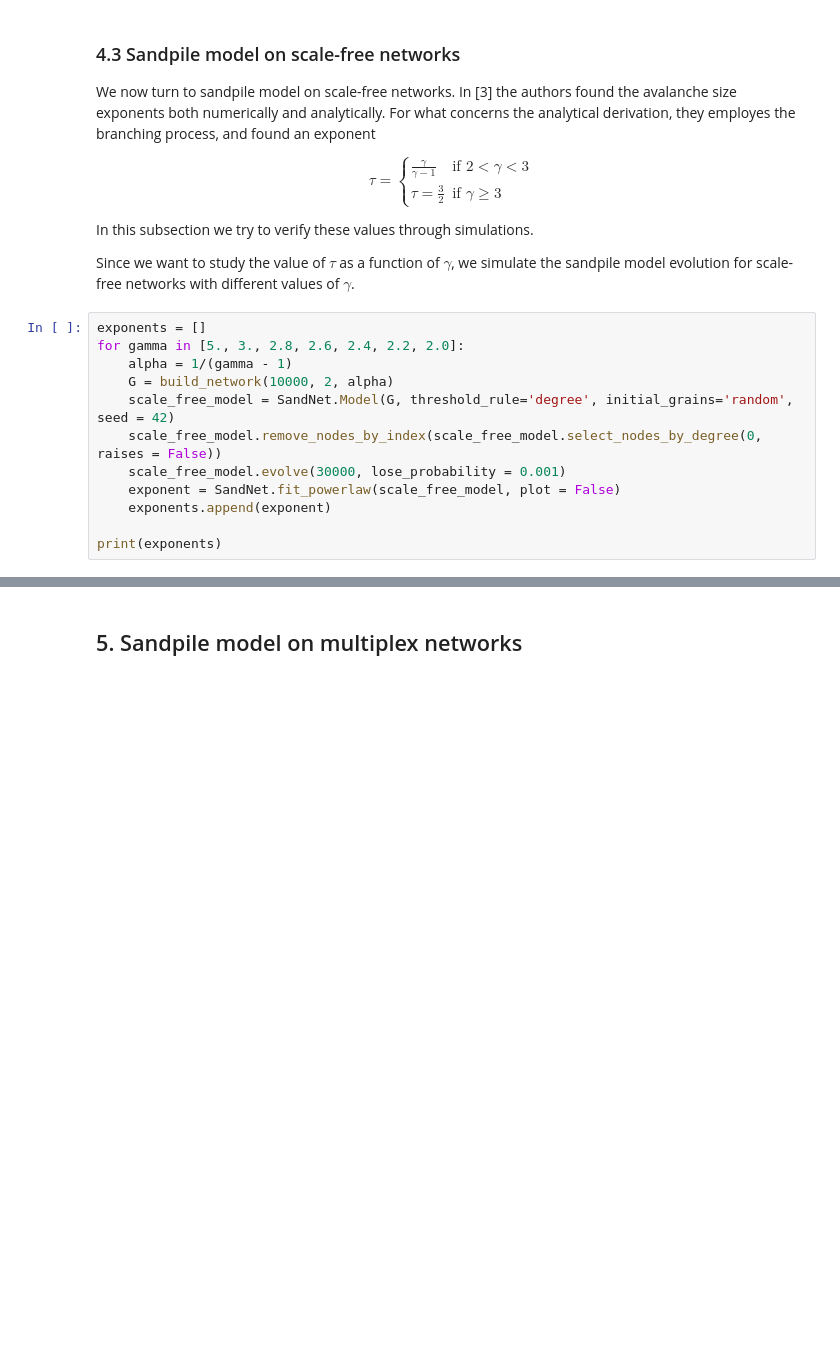
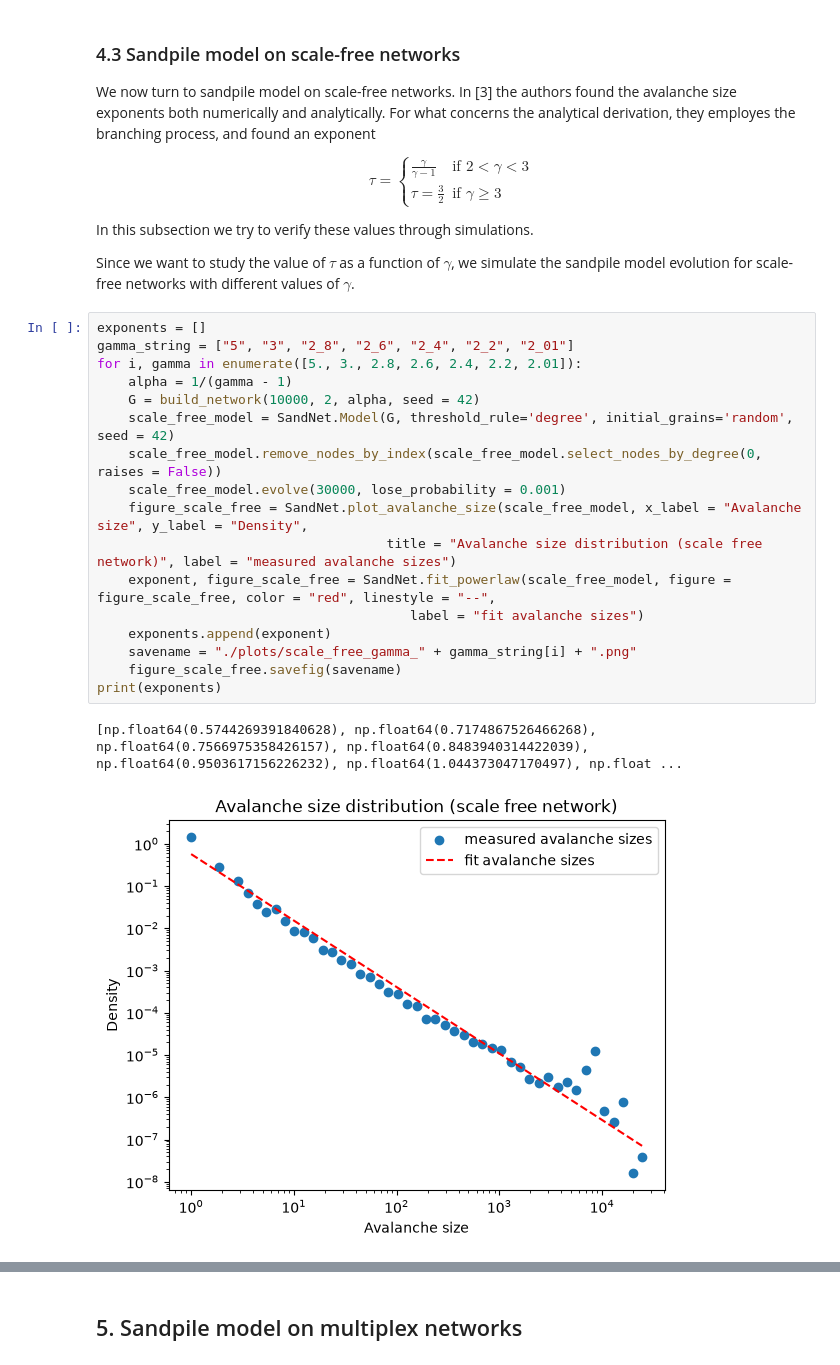
Before and after one commit to riccardo03-maker/SOC_on_networks, a Jupyter notebook: project_notebook.ipynb, the cells around one changed output, grey strips where cells are left out. Saved outputs shown, nothing was run; the diff lists cells and outputs as text; blank space fills up the shorter version.

Commit message:
Added some values and plots

```diff
--- a/project_notebook.ipynb
+++ b/project_notebook.ipynb
@@ -231,13 +232,21 @@ In this subsection we try to verify these values through simulations.
 Since we want to study the value of $\tau$ as a function of $\gamma$, we simulate the sandpile model evolution for scale-free networks with different values of $\gamma$.
 # %%
 exponents = []
-for gamma in [5., 3., 2.8, 2.6, 2.4, 2.2, 2.0]:
+gamma_string = ["5", "3", "2_8", "2_6", "2_4", "2_2", "2_01"]
+for i, gamma in enumerate([5., 3., 2.8, 2.6, 2.4, 2.2, 2.01]):
     alpha = 1/(gamma - 1)
-    G = build_network(10000, 2, alpha)
+    G = build_network(10000, 2, alpha, seed = 42)
     scale_free_model = SandNet.Model(G, threshold_rule='degree', initial_grains='random', seed = 42)
     scale_free_model.remove_nodes_by_index(scale_free_model.select_nodes_by_degree(0, raises = False))
     scale_free_model.evolve(30000, lose_probability = 0.001)
-    exponent = SandNet.fit_powerlaw(scale_free_model, plot = False)
+    figure_scale_free = SandNet.plot_avalanche_size(scale_free_model, x_label = "Avalanche size", y_label = "Density",
+                                     title = "Avalanche size distribution (scale free network)", label = "measured avalanche sizes")
+    exponent, figure_scale_free = SandNet.fit_powerlaw(scale_free_model, figure = figure_scale_free, color = "red", linestyle = "--",
+                                        label = "fit avalanche sizes")
     exponents.append(exponent)
-
+    savename = "./plots/scale_free_gamma_" + gamma_string[i] + ".png"
+    figure_scale_free.savefig(savename)
 print(exponents)
+# %% [output]
+[np.float64(0.5744269391840628), np.float64(0.7174867526466268), np.float64(0.7566975358426157), np.float64(0.8483940314422039), np.float64(0.9503617156226232), np.float64(1.044373047170497), np.float ...
+[figure, added]
```
Also changed, not shown: parts of 5 cells of this notebook, 7 other files.
